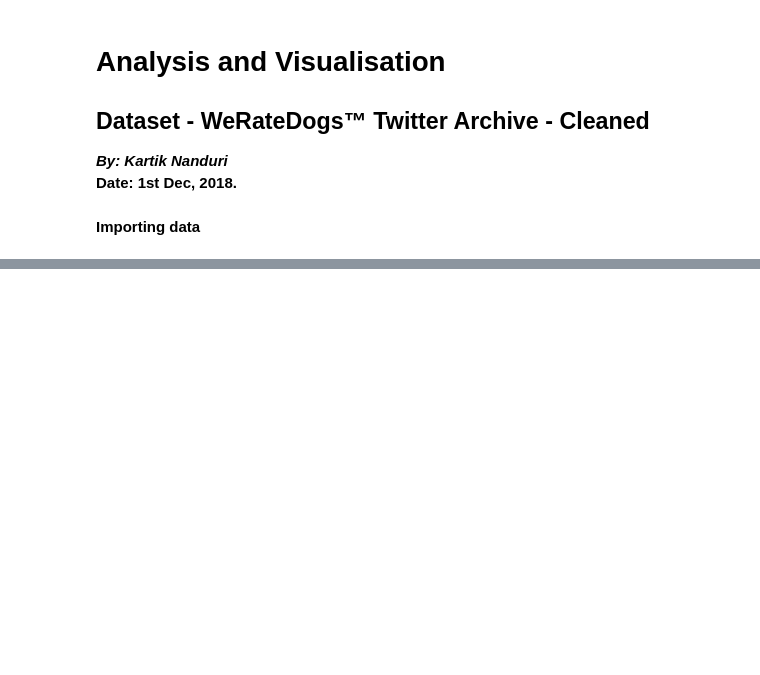
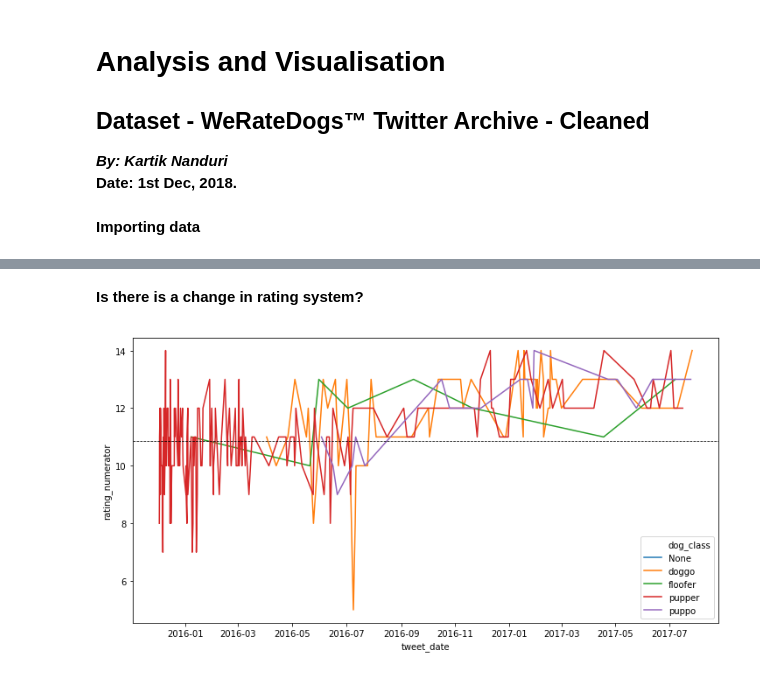
Before and after one commit to saikn85/Wrangle_WeRateDogs, a Jupyter notebook: act_report.ipynb, the cells around one changed output, grey strips where cells are left out. Cells and saved outputs as stored; diff of their text form; code cells hidden in the pictures; blank space fills up the shorter version.

```diff
--- a/act_report.ipynb
+++ b/act_report.ipynb
@@ -48,0 +116,11 @@ AttributeError: 'DataFrame' object has no attribute 'tweet_date'
+# %% [markdown]
+**Is there is a change in rating system?**
+# %%
+# plotting ratings over years
+dog_class = twitter[(twitter['dog_class'] != 'None')]
+fig,ax = plt.subplots(figsize=(12, 6))
+sns.lineplot(x = 'tweet_date', y = 'rating_numerator',
+               data = dog_class, hue = 'dog_class')
+plt.axhline(twitter.rating_numerator.mean(), color='black', linestyle="dashed", linewidth=0.75);
+# %% [output]
+[figure, added]
```
Also changed, not shown: parts of 21 cells of this notebook, 1 other file.
